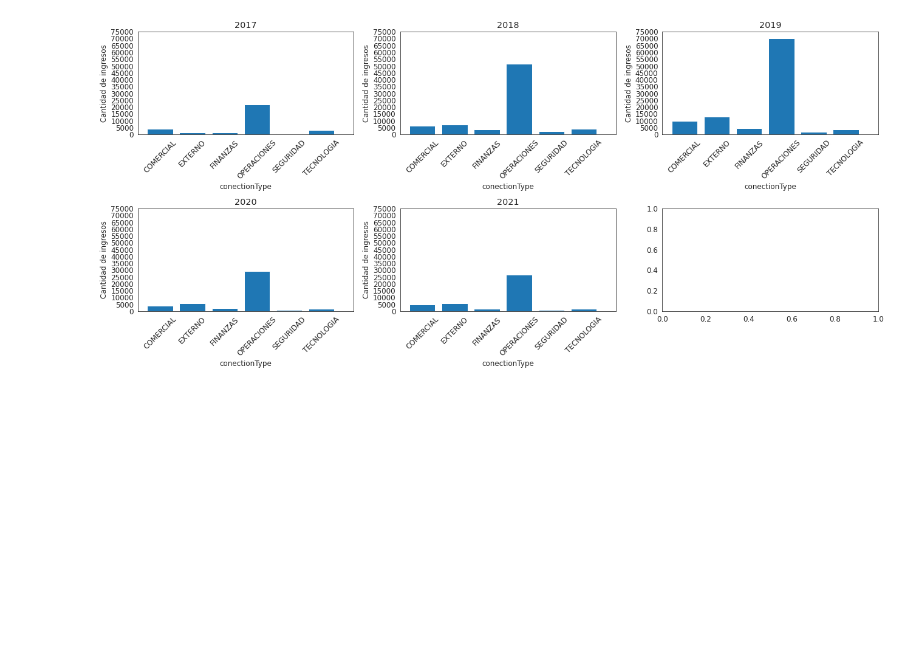
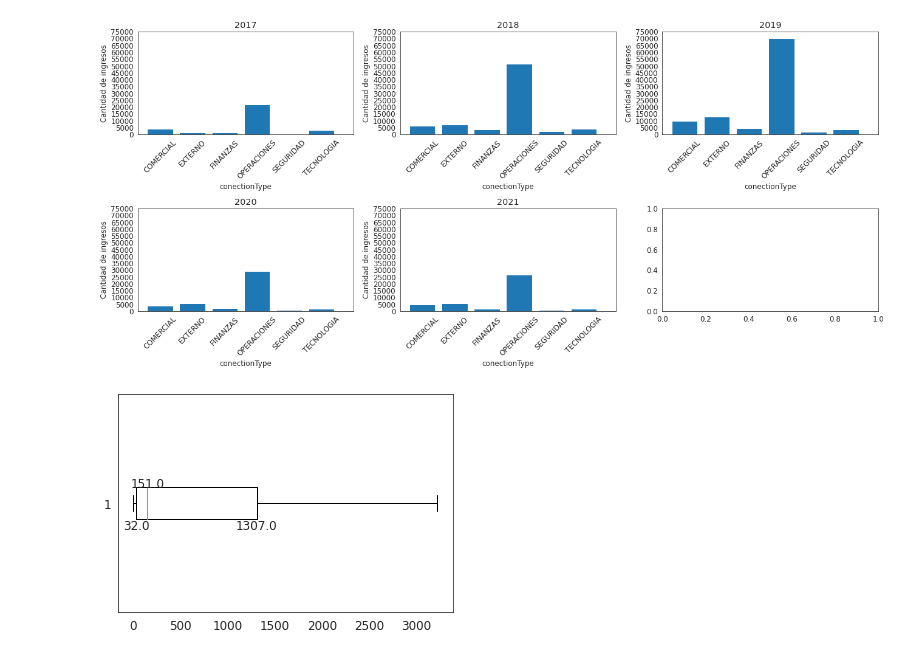
Before and after one commit to marardo/procesamiento_nube, a Jupyter notebook: DATA_CHALLENGE_PSA_V1.ipynb, the cells around one changed output. Cells and saved outputs as stored; diff of their text form; code cells hidden in the pictures; blank space fills up the shorter version.

```diff
--- a/DATA_CHALLENGE_PSA_V1.ipynb
+++ b/DATA_CHALLENGE_PSA_V1.ipynb
@@ -321,0 +388,27 @@ graficoUnivariado(total_rows,total_cols,df
+# %%
+from pylab import *
+figure()
+
+# get dictionary returned from boxplot
+bp_dict = boxplot(df2["timeLastLogin"], vert=False, showfliers=False)
+
+for line in bp_dict['medians']:
+    # get position data for median line
+    x, y = line.get_xydata()[1] # top of median line
+    # overlay median value
+    text(x, y, '%.1f' % x,
+         horizontalalignment='center') # draw above, centered
+
+for line in bp_dict['boxes']:
+    x, y = line.get_xydata()[0] # bottom of left line
+    text(x,y, '%.1f' % x,
+         horizontalalignment='center', # centered
+         verticalalignment='top')      # below
+    x, y = line.get_xydata()[3] # bottom of right line
+    text(x,y, '%.1f' % x,
+         horizontalalignment='center', # centered
+             verticalalignment='top')      # below
+
+show()
+# %% [output]
+[figure, added]
```
Also changed, not shown: parts of 2 cells of this notebook.
